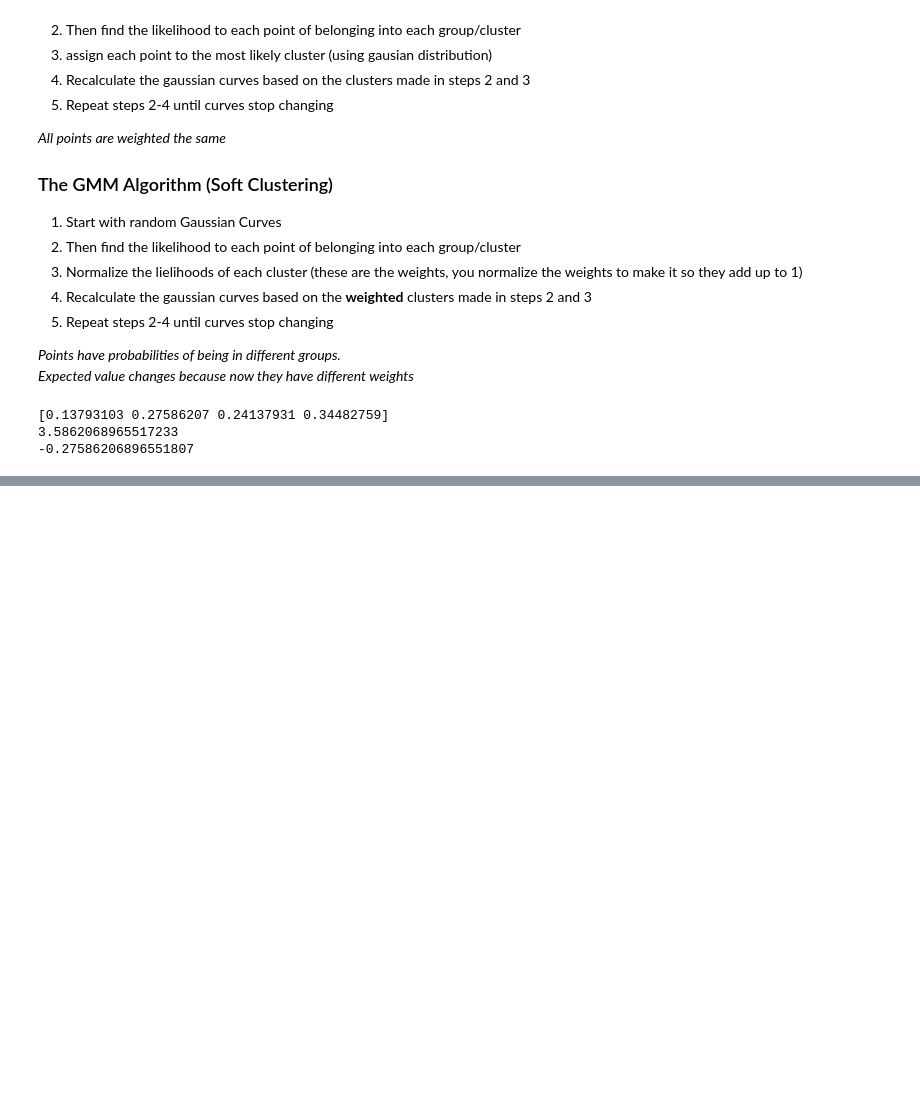
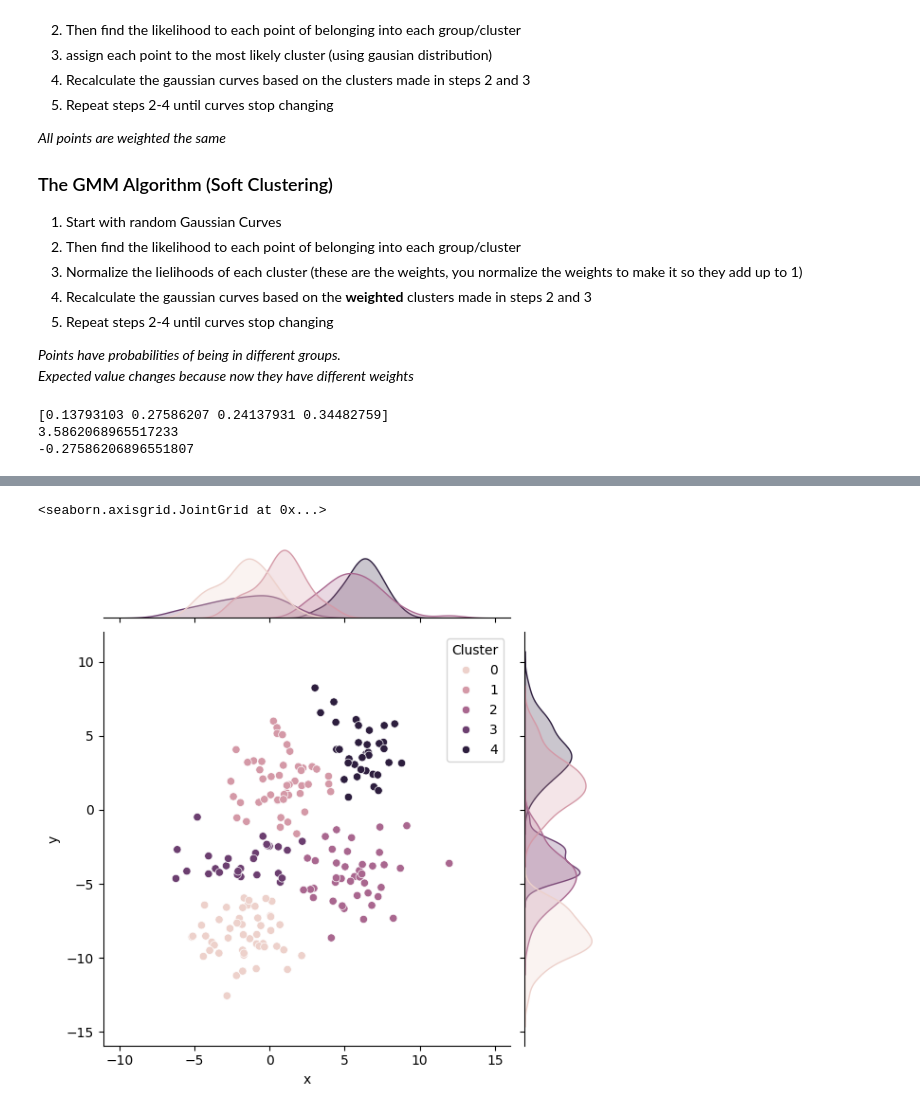
Before and after one commit to dustyshaw/machine-learning, a Jupyter notebook: notes/day17_GMMS.ipynb, the cells around one changed output, grey strips where cells are left out. Drawn from its saved outputs; the diff is of its cells as text; code cells hidden in the pictures; blank space fills up the shorter version.

```diff
--- a/notes/day17_GMMS.ipynb
+++ b/notes/day17_GMMS.ipynb
@@ -138,0 +175,8 @@ print((y*w).sum() / w.sum()) # expected values x
+# %%
+dataset = pd.DataFrame(X, columns=["x","y"])
+dataset["Cluster"] = y_pred
+
+sns.jointplot(data=dataset, x="x", y='y', hue='Cluster')
+# %% [output]
+<seaborn.axisgrid.JointGrid at 0x...>
+[figure, added]
```
Also changed, not shown: parts of 3 cells of this notebook, 1 other file.
